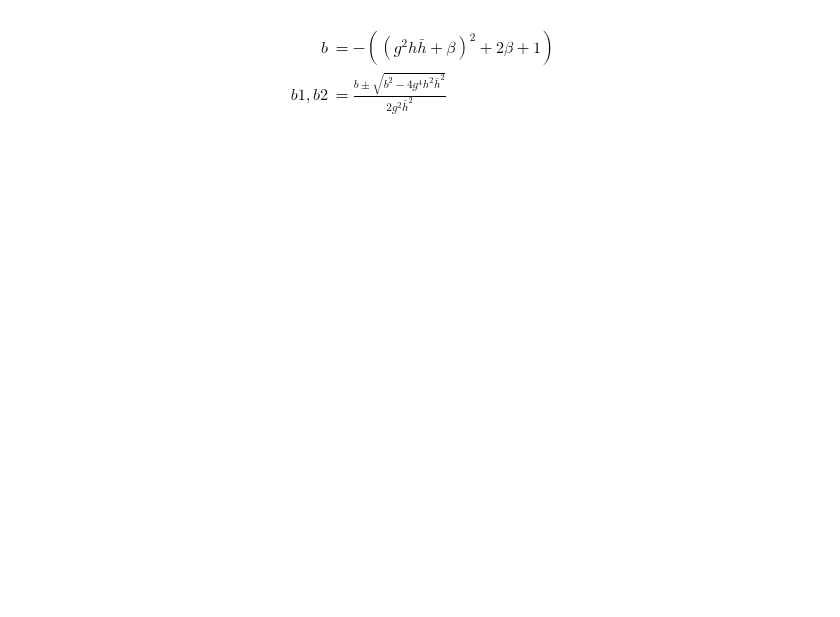
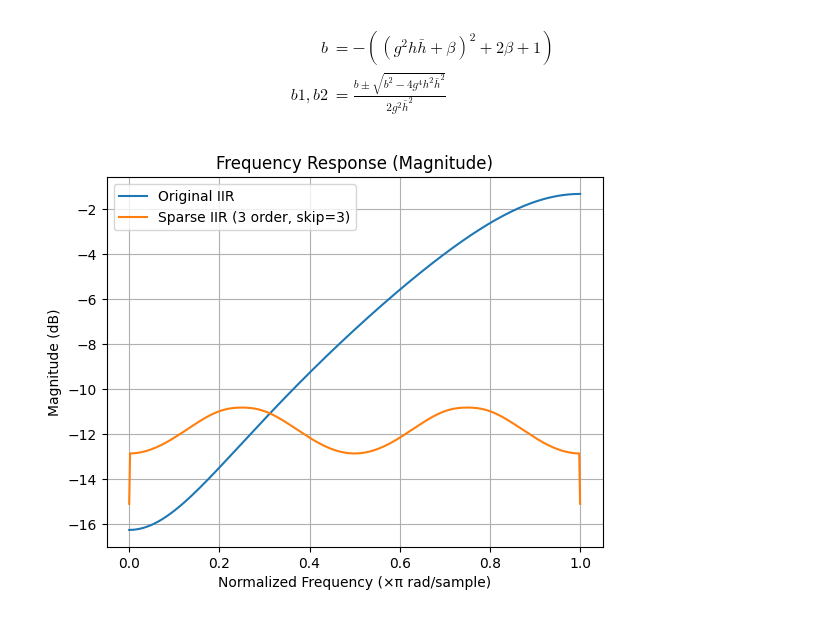
Before and after one commit to kweiwen/pitki, a Jupyter notebook: hrtf/IIR Implementation.ipynb, the cells around one changed output. Cells and saved outputs as stored; diff of their text form; code cells hidden in the pictures; blank space fills up the shorter version.

```diff
--- a/hrtf/IIR Implementation.ipynb
+++ b/hrtf/IIR Implementation.ipynb
@@ -443,3 +471,83 @@ b &= -((g^2h\bar{h}+\beta)^2+2\beta+1)\\
 b1, b2 &= \frac{b\pm\sqrt{b^2-4g^4h^2\bar{h}^2}}{2g^2\bar{h}^2}
 \end{align}
 $$
+# %%
+import numpy as np
+from scipy.signal import freqz
+import matplotlib.pyplot as plt
+from scipy.optimize import least_squares
+
+# Original first-order IIR filter
+b_orig = [1.0, 0.5]
+a_orig = [1.0, -0.3]
+
+# Frequency sampling points
+w = np.linspace(0, np.pi, 512)
+_, H_target = freqz(b_orig, a_orig, worN=w)
+
+def sparse_iir_response(params, w, num_order, skip):
+    """
+    Generate frequency response of a sparse-structured IIR filter
+    with fixed numerator a[0] = 1.0.
+
+    Parameters:
+    - params: [a1, a2, ..., b0, b1, ...], total of 2*num_order - 1 coefficients
+    - w: frequency points (in rad/sample)
+    - num_order: total number of non-zero coefficients (including fixed a[0])
+    - skip: number of zeros to insert between coefficients (sparse interval)
+
+    Returns:
+    - H: complex frequency response
+    """
+    assert len(params) == 2 * num_order - 1, "params must contain (num_order - 1) numerator and num_order denominator coefficients"
+
+    filter_len = (num_order - 1) * (skip + 1) + 1
+    a = np.zeros(filter_len)
+    b = np.zeros(filter_len)
+
+    # Insert numerator coefficients: first value is fixed to 1.0, followed by params
+    a[::skip + 1] = np.concatenate(([1.0], params[:num_order - 1]))
+
+    # Insert denominator coefficients: taken from the remaining params
+    b[::skip + 1] = params[num_order - 1:]
+
+    _, H = freqz(a, b, worN=w)
+    return H
+
+# Target IIR filter to approximate
+b_orig = [0.4, -0.2]
+a_orig = [1.0, 0.3]
+w = np.linspace(0, np.pi, 512)
+_, H_target = freqz(b_orig, a_orig, worN=w)
+
+# Sparse filter configuration
+num_order = 4    # Total number of taps (including a[0])
+skip = 3         # Insert one non-zero coefficient every (skip + 1) samples
+
+# Initial guess for parameters
+x0 = np.random.rand(2 * num_order - 1) * 0.2
+
+def loss(params):
+    H_current = sparse_iir_response(params, w, num_order=num_order, skip=skip)
+    amp_current = np.abs(H_current)
+    amp_target = np.abs(H_target)
+    err = (amp_current - amp_target) / (amp_target + 1e-8)
+    return err
+
+# Least squares fitting
+res = least_squares(loss, x0)
+
+# Evaluate the resulting sparse filter
+H_sparse = sparse_iir_response(res.x, w, num_order, skip)
+
+# Plot comparison
+plt.plot(w / np.pi, 20 * np.log10(np.abs(H_target)), label='Original IIR')
+plt.plot(w / np.pi, 20 * np.log10(np.abs(H_sparse)), label=f'Sparse IIR ({num_order-1} order, skip={skip})')
+plt.title('Frequency Response (Magnitude)')
+plt.xlabel('Normalized Frequency (×π rad/sample)')
+plt.ylabel('Magnitude (dB)')
+plt.legend()
+plt.grid()
+plt.show()
+# %% [output]
+[figure, added]
```
Also changed, not shown: parts of 3 cells of this notebook.
